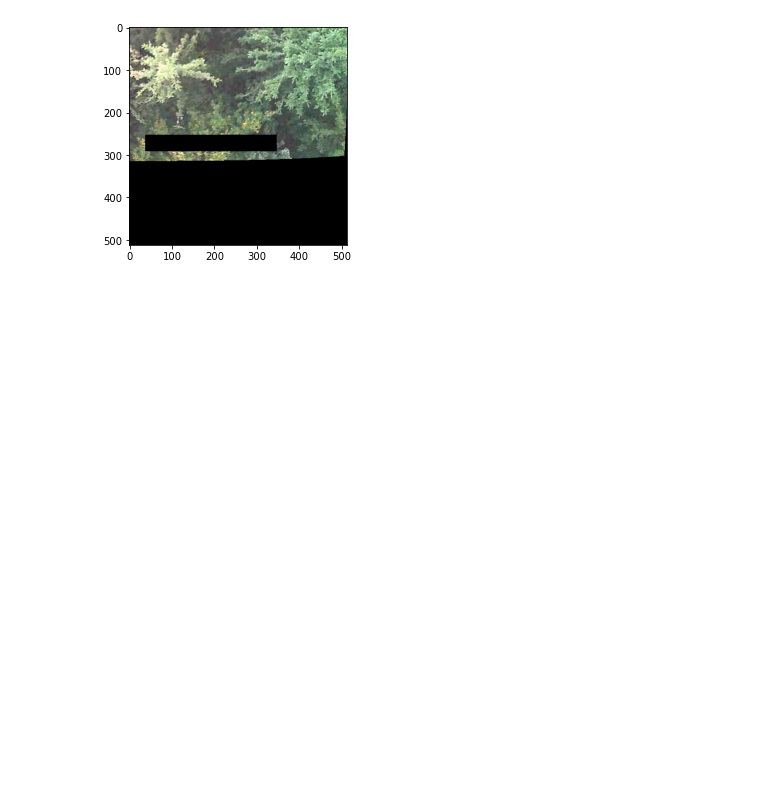
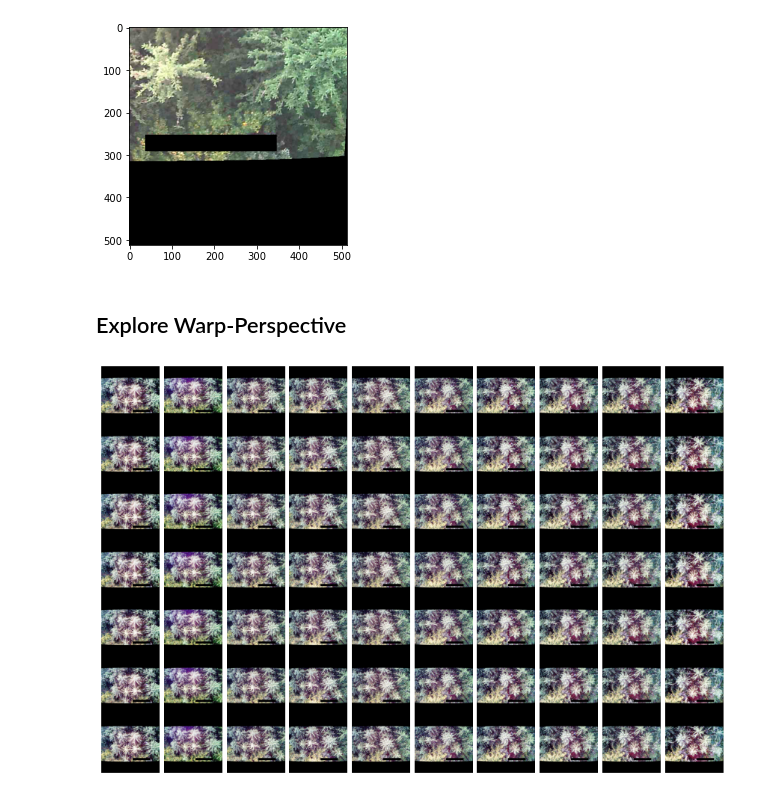
Before and after one commit to alexanderkrauck/WiSAR, a Jupyter notebook: 01_DataExploration.ipynb, the cells around one changed output. Cells and saved outputs as stored; diff of their text form; code cells hidden in the pictures; blank space fills up the shorter version.

```diff
--- a/01_DataExploration.ipynb
+++ b/01_DataExploration.ipynb
@@ -26,3 +26,5 @@ for i in range(4):
 [figure]
 [figure]
 [figure]
+# %% [markdown]
+## Explore Warp-Perspective
@@ -28,0 +41,8 @@ for i in range(4):
+# %%
+dataset = data.MultiViewTemporalDataset(mode = "validation", apply_mask  = True, equalize_hist=True)
+# %%
+sample = dataset[0]
+# %%
+sample.show_photo_grid()
+# %% [output]
+[figure, added]
```
Also changed, not shown: parts of 8 cells of this notebook, 2 other files.
